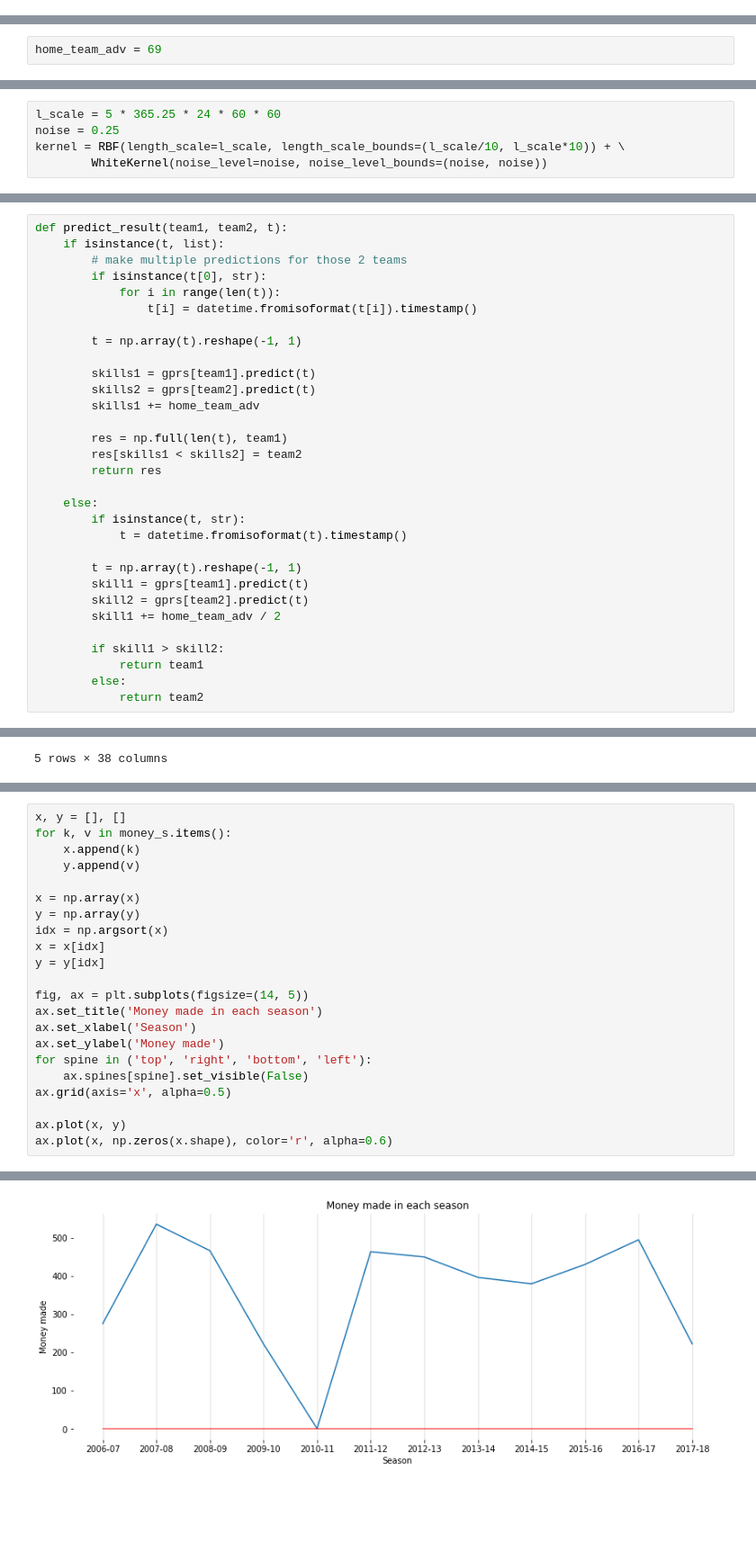
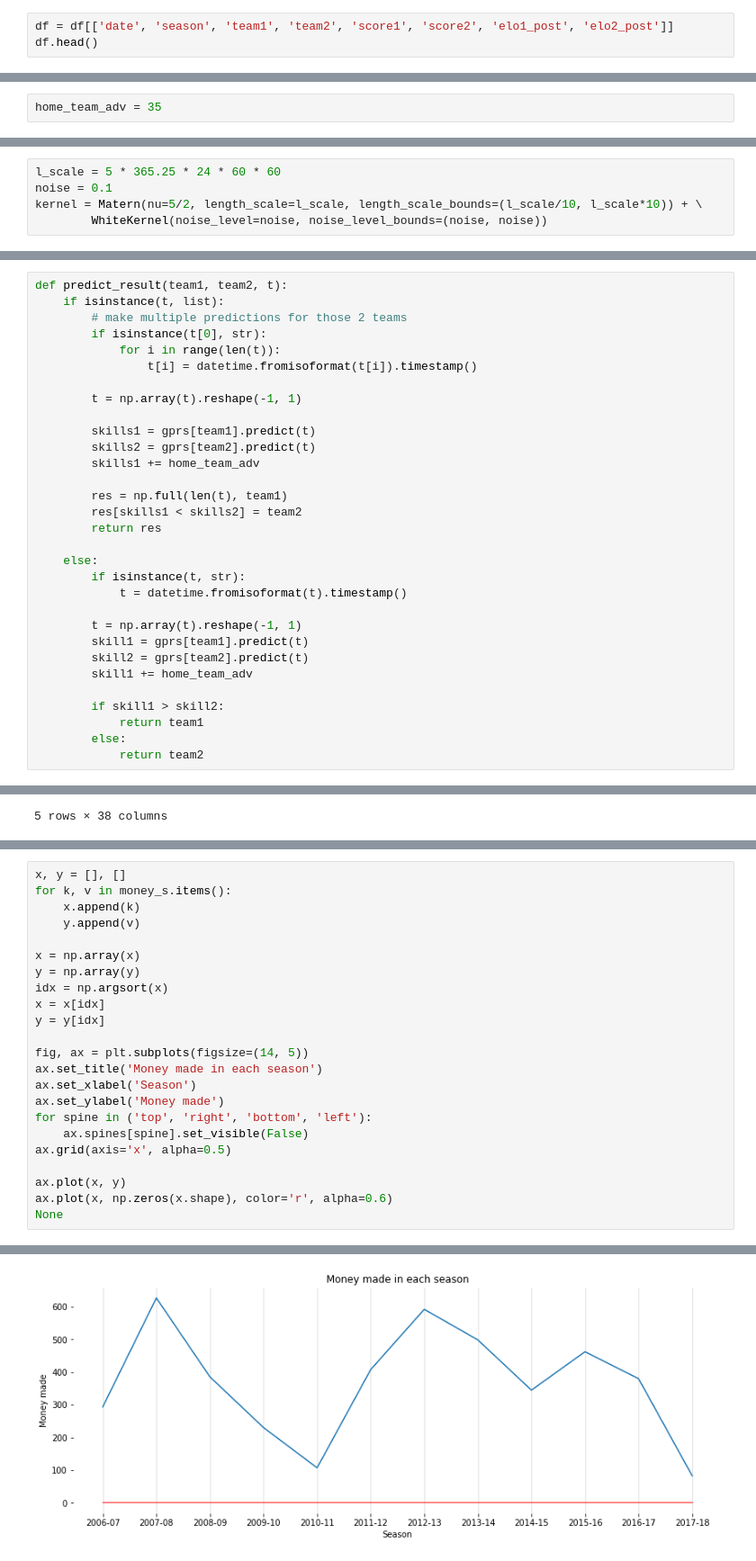
Before and after one commit to jgrodzicki/NBA-result-predictor, a Jupyter notebook: main.ipynb, the cells around one changed output, grey strips where cells are left out. Shown at 90% size. Cells and saved outputs as stored; diff of their text form; blank space fills up the shorter version.

```diff
--- a/main.ipynb
+++ b/main.ipynb
@@ -39,0 +38,3 @@ We'll use only date, season, teams, scores, and post game elos
+# %%
+df = df[['date', 'season', 'team1', 'team2', 'score1', 'score2', 'elo1_post', 'elo2_post']]
+df.head()
@@ -72,2 +86,2 @@ ax.plot(x, y)
 # %%
-home_team_adv = 69
+home_team_adv = 35
@@ -134,8 +157,8 @@ def fit_gpr(train_x, train_y, test_x, kernel, return_gpr=False):
         return test_y, gpr.kernel_
 # %%
 l_scale = 5 * 365.25 * 24 * 60 * 60
-noise = 0.25
-kernel = RBF(length_scale=l_scale, length_scale_bounds=(l_scale/10, l_scale*10)) + \
+noise = 0.1
+kernel = Matern(nu=5/2, length_scale=l_scale, length_scale_bounds=(l_scale/10, l_scale*10)) + \
         WhiteKernel(noise_level=noise, noise_level_bounds=(noise, noise))
 # %%
 gprs = defaultdict(object)
@@ -195,7 +218,7 @@ def predict_result(team1, team2, t):
         t = np.array(t).reshape(-1, 1)
         skill1 = gprs[team1].predict(t)
         skill2 = gprs[team2].predict(t)
-        skill1 += home_team_adv / 2
+        skill1 += home_team_adv
 
         if skill1 > skill2:
             return team1
@@ -326,4 +359,5 @@ ax.grid(axis='x', alpha=0.5)
 
 ax.plot(x, y)
 ax.plot(x, np.zeros(x.shape), color='r', alpha=0.6)
+None
 # %% [output]
@@ -331 +364 @@ ax.plot(x, np.zeros(x.shape), color='r', alpha=0.6)
-[figure, old version]
+[figure, new version]
```
Also changed, not shown: parts of 20 cells of this notebook.
